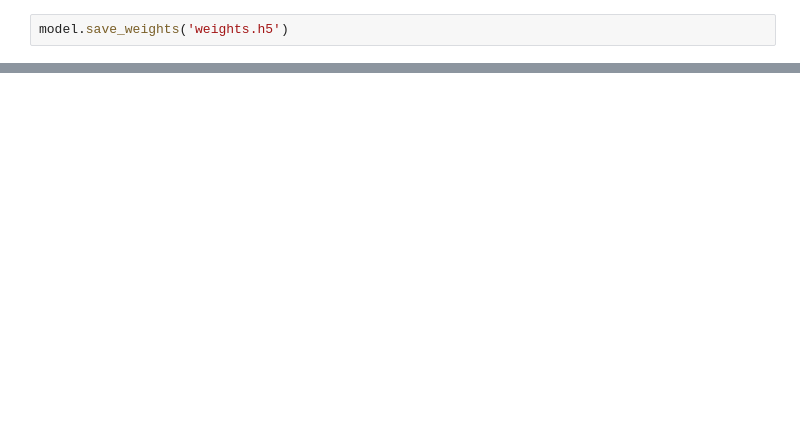
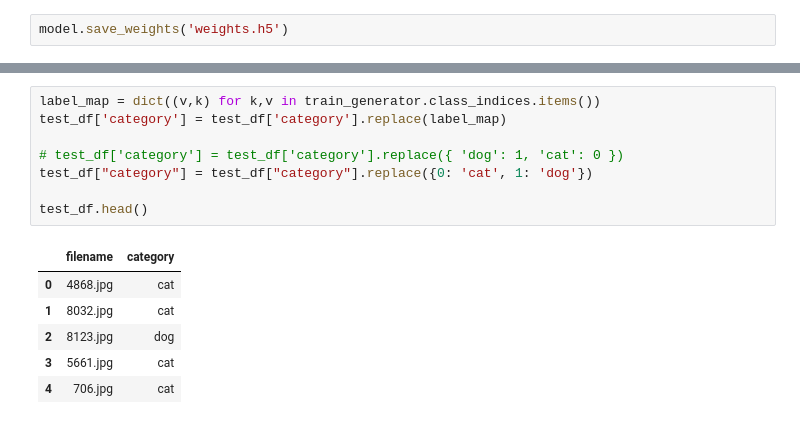
Before and after one commit to reddimohan/Custom-image-classification-using-Inception-v3, a Jupyter notebook: custom-image-classification-gpu.ipynb, the cells around one changed output, grey strips where cells are left out. Drawn from its saved outputs; the diff is of its cells as text; blank space fills up the shorter version.

```diff
--- a/custom-image-classification-gpu.ipynb
+++ b/custom-image-classification-gpu.ipynb
@@ -252,0 +358,15 @@ model.save('architecure.h5')
+# %%
+label_map = dict((v,k) for k,v in train_generator.class_indices.items())
+test_df['category'] = test_df['category'].replace(label_map)
+
+# test_df['category'] = test_df['category'].replace({ 'dog': 1, 'cat': 0 })
+test_df["category"] = test_df["category"].replace({0: 'cat', 1: 'dog'})
+
+test_df.head()
+# %% [output]
+|  | filename | category |
+| 0 | 4868.jpg | cat |
+| 1 | 8032.jpg | cat |
+| 2 | 8123.jpg | dog |
+| 3 | 5661.jpg | cat |
+| 4 | 706.jpg | cat |
```
Also changed, not shown: parts of 20 cells of this notebook.
